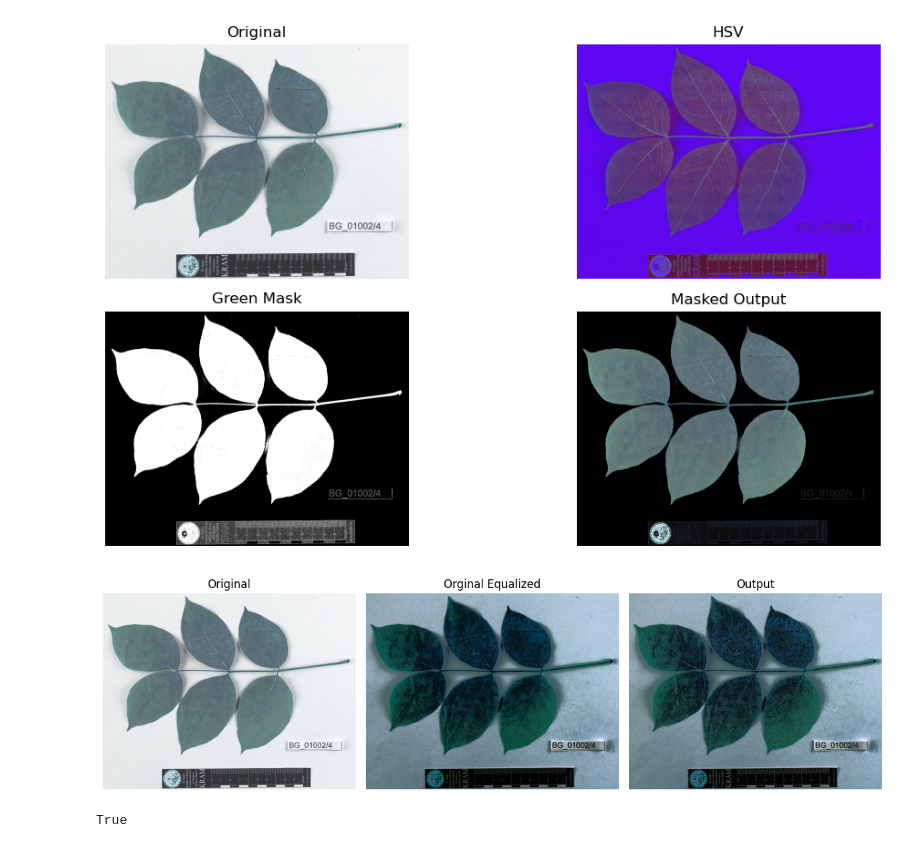
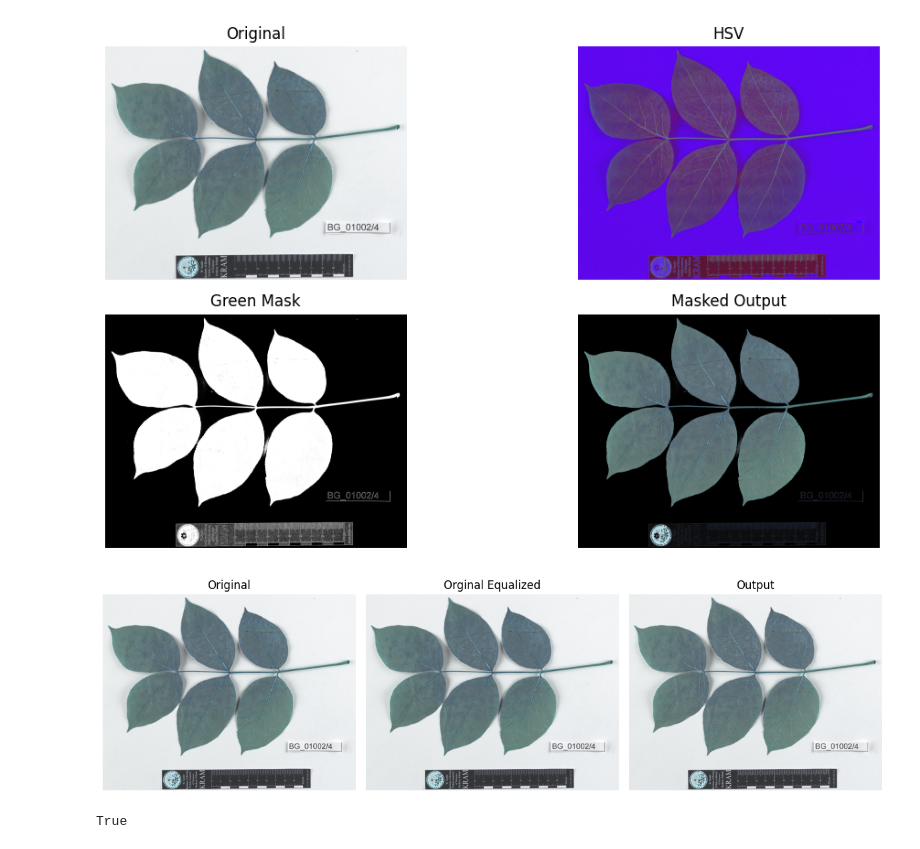
Before and after one commit to koltonjakub/PR25Laaw05_SUPERPIXEL, a Jupyter notebook: model/model.ipynb, the cells around one changed output. Drawn from its saved outputs; the diff is of its cells as text; code cells hidden in the pictures.

```diff
--- a/model/model.ipynb
+++ b/model/model.ipynb
@@ -4,7 +4,7 @@ import matplotlib.pyplot as plt
 import tifffile as tf
 import numpy as np
 
-path = "../images/BG_0014.tif"
+path = "../images/input/BG_0014.tif"
 
 image_bgr = tf.imread(path)
 
@@ -73,11 +73,11 @@ hsv_image = cv2.cvtColor(image, cv2.COLOR_BGR2HSV)
 hsv_image_equalized = hsv_image.copy()
 
 
-hsv_image_equalized[:,:, 1] = cv2.equalizeHist(hsv_image[:,:, 1])
-hsv_image_equalized[:,:, 2] = cv2.equalizeHist(hsv_image[:,:, 2])
+# hsv_image_equalized[:,:, 1] = cv2.equalizeHist(hsv_image[:,:, 1])
+# hsv_image_equalized[:,:, 2] = cv2.equalizeHist(hsv_image[:,:, 2])
 
 # Create SLIC superpixel segmenter
-slic = cv2.ximgproc.createSuperpixelSLIC(image, algorithm=cv2.ximgproc.SLIC, region_size=40, ruler=10.0)
+slic = cv2.ximgproc.createSuperpixelSLIC(image, algorithm=cv2.ximgproc.SLIC, region_size=40, ruler=20.0)
 
 # Run the algorithm
 slic.iterate(30)
@@ -95,32 +95,32 @@ image_equalized = cv2.cvtColor(hsv_image_equalized, cv2.COLOR_HSV2RGB)
 cv2.imwrite("image_equalized.png", image_equalized)
 image_equalized = cv2.cvtColor(hsv_image_equalized, cv2.COLOR_HSV2BGR)
 
 output = image_equalized.copy()
 
 output[boundaries_mask == 255] = (155, 155, 155)  # red boundaries
 
 # Plotting
 plt.figure(figsize=(12, 6))
 
 plt.subplot(1, 3, 1)
 plt.title("Original")
 plt.imshow(image)
 plt.axis('off')
 
 plt.subplot(1, 3, 2)
 plt.title("Orginal Equalized")
 plt.imshow(image_equalized)
 plt.axis('off')
 
 plt.subplot(1, 3, 3)
 plt.title("Output")
 plt.imshow(output)
 plt.axis('off')
 
 plt.tight_layout()
 plt.show()
 
 cv2.imwrite("processed_leaf.png", cv2.cvtColor(output, cv2.COLOR_RGB2BGR))
 # %% [output]
-[figure, old version]
+[figure, new version]
 True
```
